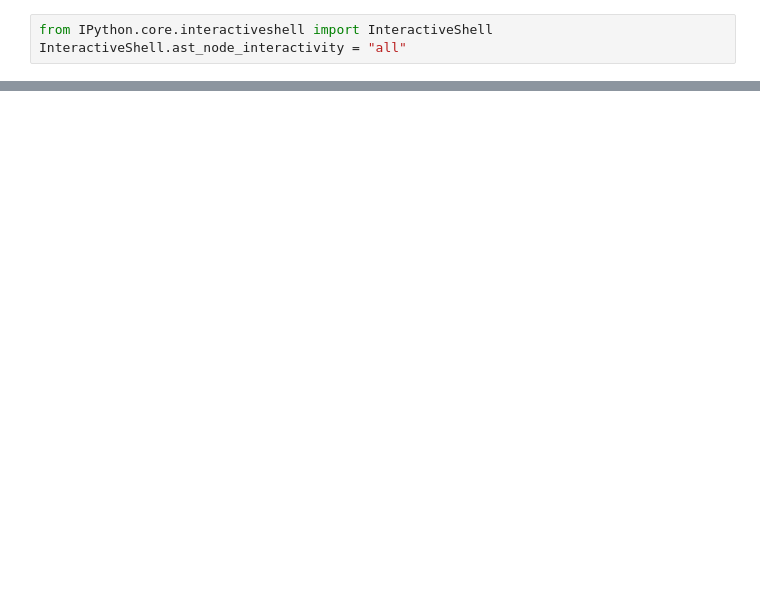
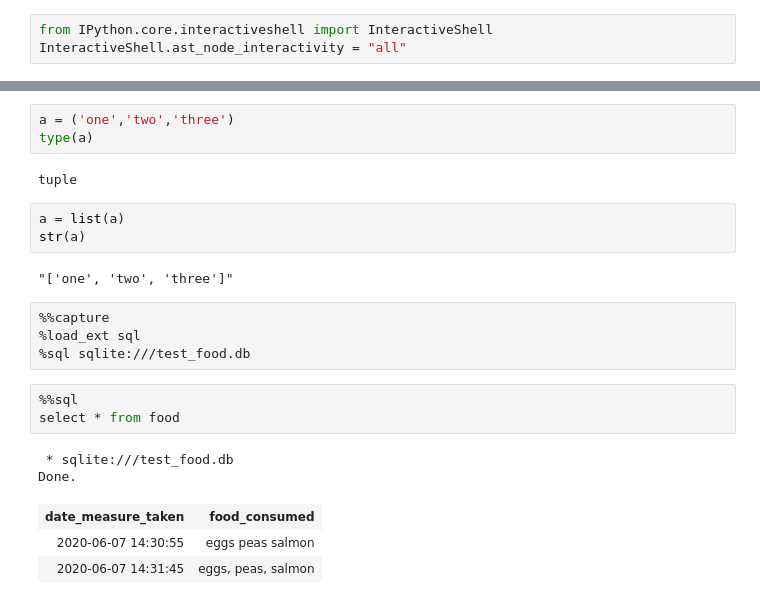
Before and after one commit to mctopherganesh/diabetes_data, a Jupyter notebook: test_db.ipynb, the cells around one changed output, grey strips where cells are left out. Cells and saved outputs as stored; diff of their text form; blank space fills up the shorter version.

```diff
--- a/test_db.ipynb
+++ b/test_db.ipynb
@@ -22,0 +104,23 @@ Done.
+# %%
+a = ('one','two','three')
+type(a)
+# %% [output]
+tuple
+# %%
+a = list(a)
+str(a)
+# %% [output]
+"['one', 'two', 'three']"
+# %%
+%%capture
+%load_ext sql
+%sql sqlite:///test_food.db
+# %%
+%%sql
+select * from food
+# %% [output]
+ * sqlite:///test_food.db
+Done.
+| date_measure_taken | food_consumed |
+| 2020-06-07 14:30:55 | eggs peas salmon |
+| 2020-06-07 14:31:45 | eggs, peas, salmon |
```
Also changed, not shown: parts of 14 cells of this notebook, 5 other files.
